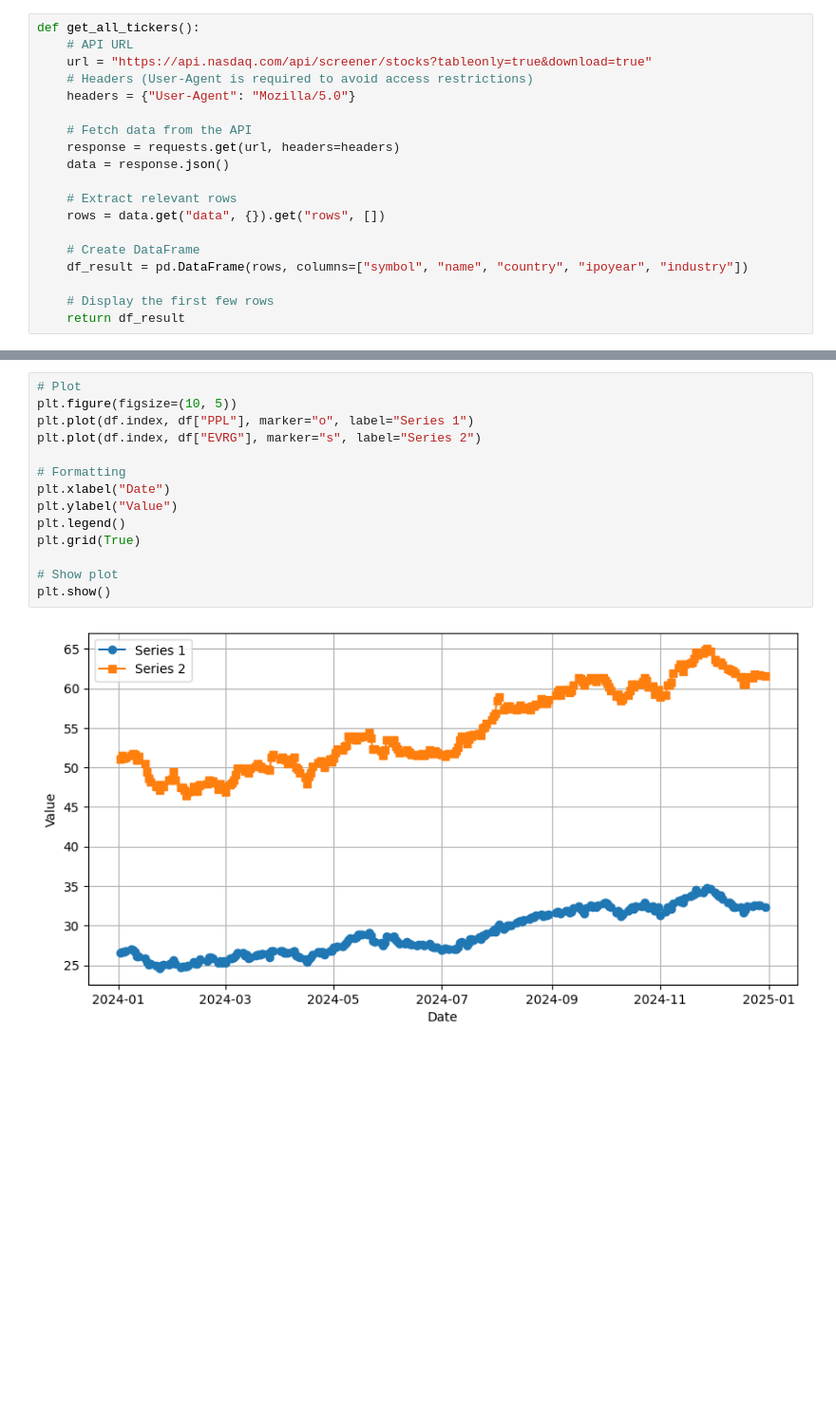
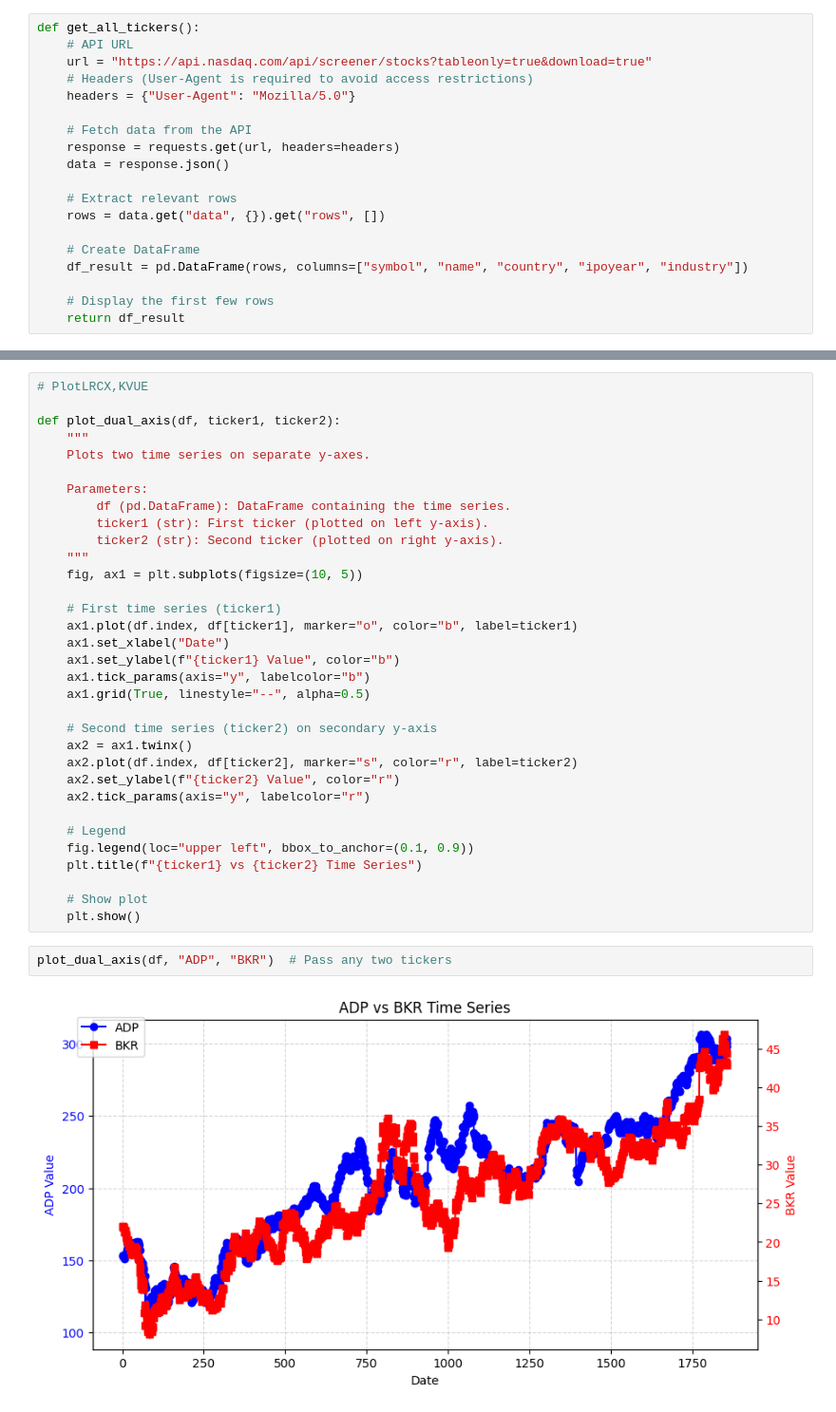
Before and after one commit to elaxius/AI-trader, a Jupyter notebook: dataPrep.ipynb, the cells around one changed output, grey strips where cells are left out. Shown at 95% size. Drawn from its saved outputs; the diff is of its cells as text; blank space fills up the shorter version.

```diff
--- a/dataPrep.ipynb
+++ b/dataPrep.ipynb
@@ -190,16 +238,37 @@ so[so['correlation']<1]
 # %%
-# Plot
-plt.figure(figsize=(10, 5))
-plt.plot(df.index, df["PPL"], marker="o", label="Series 1")
-plt.plot(df.index, df["EVRG"], marker="s", label="Series 2")
+# PlotLRCX,KVUE
 
-# Formatting
-plt.xlabel("Date")
-plt.ylabel("Value")
-plt.legend()
-plt.grid(True)
+def plot_dual_axis(df, ticker1, ticker2):
+    """
+    Plots two time series on separate y-axes.
 
-# Show plot
-plt.show()
+    Parameters:
+        df (pd.DataFrame): DataFrame containing the time series.
+        ticker1 (str): First ticker (plotted on left y-axis).
+        ticker2 (str): Second ticker (plotted on right y-axis).
+    """
+    fig, ax1 = plt.subplots(figsize=(10, 5))
+
+    # First time series (ticker1)
+    ax1.plot(df.index, df[ticker1], marker="o", color="b", label=ticker1)
+    ax1.set_xlabel("Date")
+    ax1.set_ylabel(f"{ticker1} Value", color="b")
+    ax1.tick_params(axis="y", labelcolor="b")
+    ax1.grid(True, linestyle="--", alpha=0.5)
+
+    # Second time series (ticker2) on secondary y-axis
+    ax2 = ax1.twinx()
+    ax2.plot(df.index, df[ticker2], marker="s", color="r", label=ticker2)
+    ax2.set_ylabel(f"{ticker2} Value", color="r")
+    ax2.tick_params(axis="y", labelcolor="r")
+
+    # Legend
+    fig.legend(loc="upper left", bbox_to_anchor=(0.1, 0.9))
+    plt.title(f"{ticker1} vs {ticker2} Time Series")
+
+    # Show plot
+    plt.show()
-# %% [output]
-[figure, removed]
+# %%
+plot_dual_axis(df, "ADP", "BKR")  # Pass any two tickers
+# %% [output]
+[figure, added]
```
Also changed, not shown: parts of 20 cells of this notebook.
